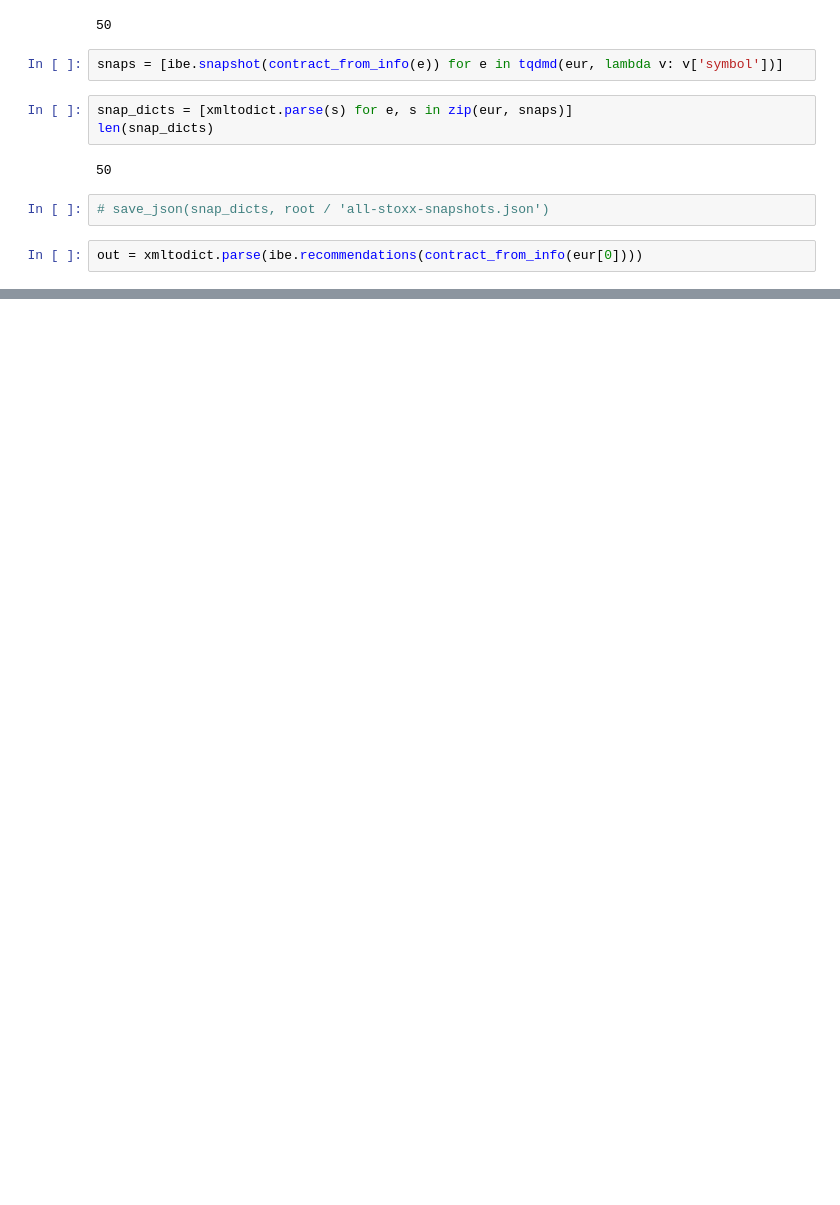
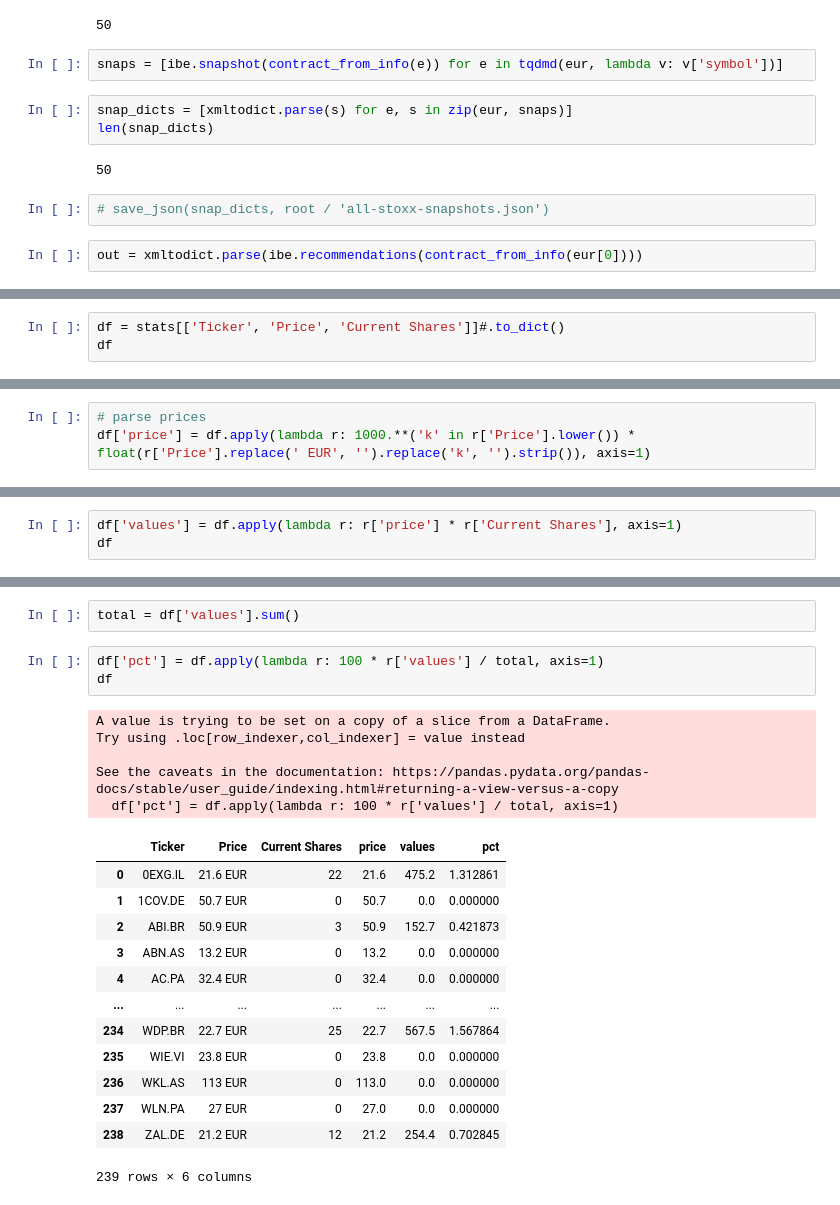
Before and after one commit to felixludos/stox, a Jupyter notebook: notebooks/scratch2023.ipynb, the cells around one changed output, grey strips where cells are left out. Saved outputs shown, nothing was run; the diff lists cells and outputs as text; blank space fills up the shorter version.

```diff
--- a/notebooks/scratch2023.ipynb
+++ b/notebooks/scratch2023.ipynb
@@ -76,0 +126,3 @@ out = xmltodict.parse(ibe.recommendations(contract_from_info(eur[0])))
+# %%
+df = stats[['Ticker', 'Price', 'Current Shares']]#.to_dict()
+df
@@ -76,0 +143,3 @@ out = xmltodict.parse(ibe.recommendations(contract_from_info(eur[0])))
+# %%
+# parse prices
+df['price'] = df.apply(lambda r: 1000.**('k' in r['Price'].lower()) * float(r['Price'].replace(' EUR', '').replace('k', '').strip()), axis=1)
@@ -76,0 +152,3 @@ out = xmltodict.parse(ibe.recommendations(contract_from_info(eur[0])))
+# %%
+df['values'] = df.apply(lambda r: r['price'] * r['Current Shares'], axis=1)
+df
@@ -76,0 +174,24 @@ out = xmltodict.parse(ibe.recommendations(contract_from_info(eur[0])))
+# %%
+total = df['values'].sum()
+# %%
+df['pct'] = df.apply(lambda r: 100 * r['values'] / total, axis=1)
+df
+# %% [output]
+A value is trying to be set on a copy of a slice from a DataFrame.
+Try using .loc[row_indexer,col_indexer] = value instead
+
+See the caveats in the documentation: https://pandas.pydata.org/pandas-docs/stable/user_guide/indexing.html#returning-a-view-versus-a-copy
+  df['pct'] = df.apply(lambda r: 100 * r['values'] / total, axis=1)
+|  | Ticker | Price | Current Shares | price | values | pct |
+| 0 | 0EXG.IL | 21.6 EUR | 22 | 21.6 | 475.2 | 1.312861 |
+| 1 | 1COV.DE | 50.7 EUR | 0 | 50.7 | 0.0 | 0.000000 |
+| 2 | ABI.BR | 50.9 EUR | 3 | 50.9 | 152.7 | 0.421873 |
+| 3 | ABN.AS | 13.2 EUR | 0 | 13.2 | 0.0 | 0.000000 |
+| 4 | AC.PA | 32.4 EUR | 0 | 32.4 | 0.0 | 0.000000 |
+| ... | ... | ... | ... | ... | ... | ... |
+| 234 | WDP.BR | 22.7 EUR | 25 | 22.7 | 567.5 | 1.567864 |
+| 235 | WIE.VI | 23.8 EUR | 0 | 23.8 | 0.0 | 0.000000 |
+| 236 | WKL.AS | 113 EUR | 0 | 113.0 | 0.0 | 0.000000 |
+| 237 | WLN.PA | 27 EUR | 0 | 27.0 | 0.0 | 0.000000 |
+| 238 | ZAL.DE | 21.2 EUR | 12 | 21.2 | 254.4 | 0.702845 |
+239 rows × 6 columns
```
Also changed, not shown: parts of 12 cells of this notebook, 11 other files.
